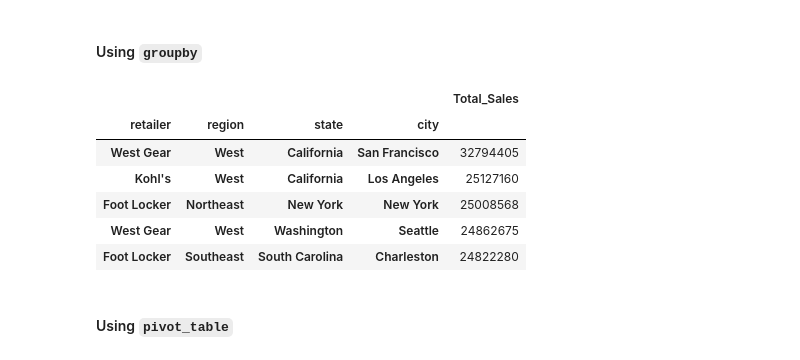
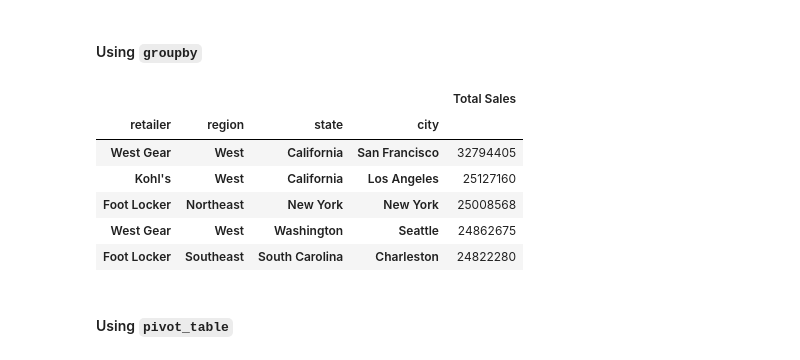
Before and after one commit to SikoticVinyl/athletic_sales_analysis, a Jupyter notebook: Starter_Code/athletic_sales_analysis.ipynb, the cells around one changed output. Saved outputs shown, nothing was run; the diff lists cells and outputs as text; code cells hidden in the pictures.

Commit message:
Most retailer sales

```diff
--- a/Starter_Code/athletic_sales_analysis.ipynb
+++ b/Starter_Code/athletic_sales_analysis.ipynb
@@ -348,11 +349,17 @@ top_5_sales = .sort_values('Total_Products_Sold', ascending=False).head()
 # %%
 # Show the total sales for the products sold for each retailer, region, state, and city.
 # Rename the "total_sales" column to "Total Sales"
-
+products_sold = combined_df.groupby(['retailer', 'region', 'state', 'city'])['total_sales'].sum()
+total_product_sales = products_sold.to_frame(name='Total Sales')
 
 # Show the top 5 results.
+
+total_product_sales = total_product_sales.sort_values('Total Sales', ascending=False).head()
+
+# Show the top 5 results.
+total_product_sales
 # %% [output]
-|  |  |  |  | Total_Sales |
+|  |  |  |  | Total Sales |
 | retailer | region | state | city |  |
 | West Gear | West | California | San Francisco | 32794405 |
 | Kohl's | West | California | Los Angeles | 25127160 |
```
Also changed, not shown: parts of 2 cells of this notebook.
